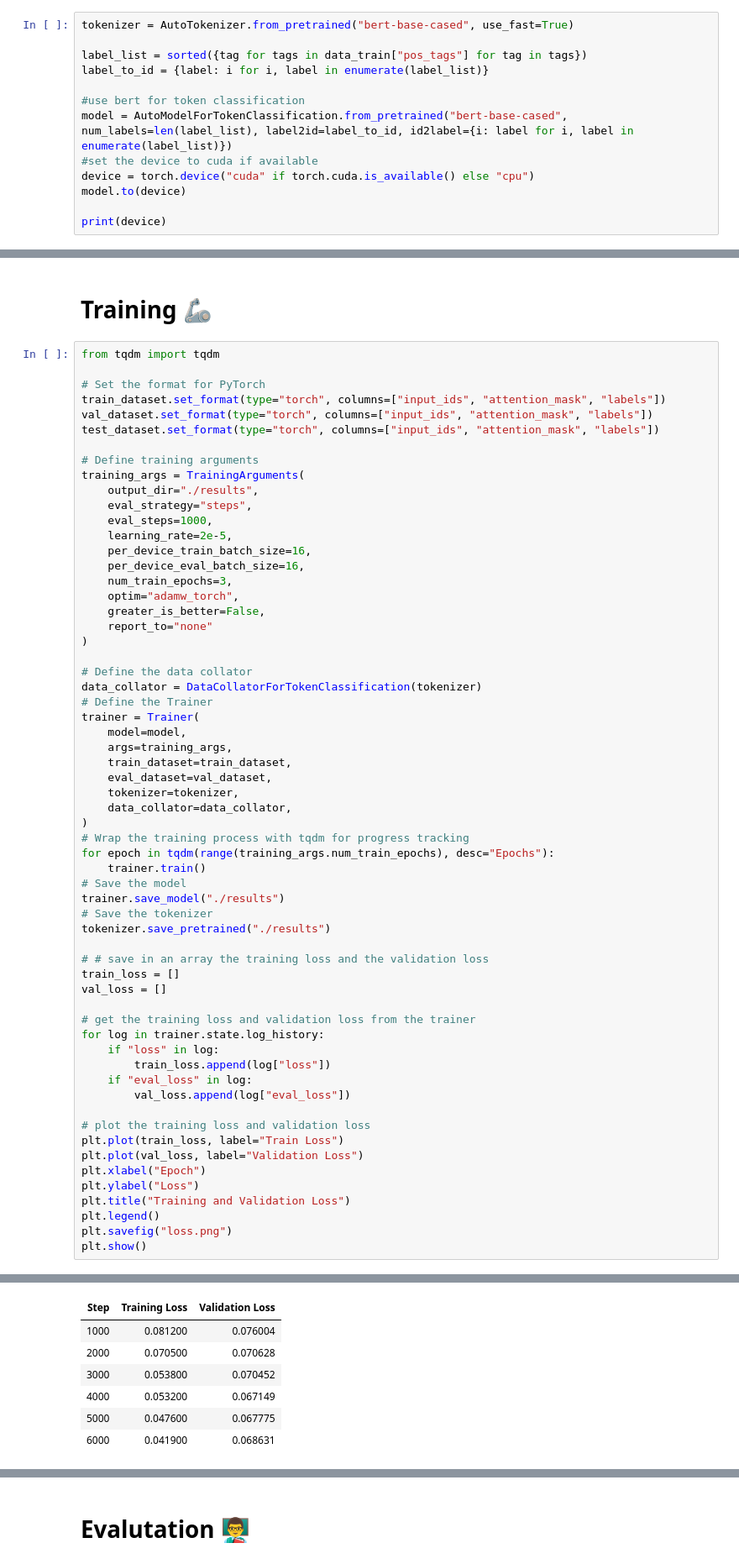
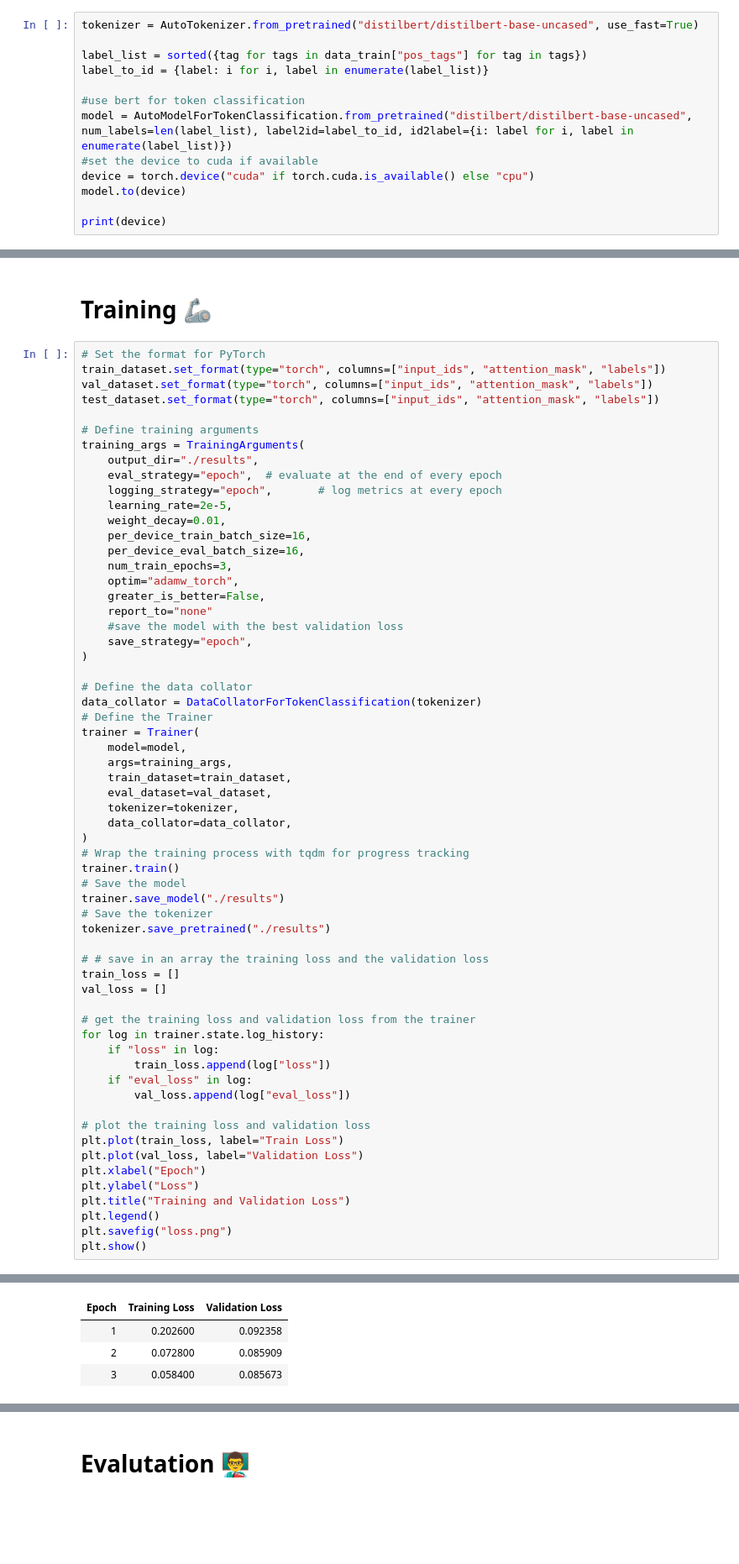
Before and after one commit to simorina/NLP, a Jupyter notebook: main.ipynb, the cells around one changed output, grey strips where cells are left out. Shown: that part at 84% size. Cells and saved outputs as stored; diff of their text form; blank space fills up the shorter version.

```diff
--- a/main.ipynb
+++ b/main.ipynb
@@ -103,13 +107,13 @@ print(len(train_tokens))
 # %% [markdown]
 # Load Tokenizer and Model 🤖
 # %%
-tokenizer = AutoTokenizer.from_pretrained("bert-base-cased", use_fast=True)
+tokenizer = AutoTokenizer.from_pretrained("distilbert/distilbert-base-uncased", use_fast=True)
 
 label_list = sorted({tag for tags in data_train["pos_tags"] for tag in tags})
 label_to_id = {label: i for i, label in enumerate(label_list)}
 
 #use bert for token classification
-model = AutoModelForTokenClassification.from_pretrained("bert-base-cased", num_labels=len(label_list), label2id=label_to_id, id2label={i: label for i, label in enumerate(label_list)})
+model = AutoModelForTokenClassification.from_pretrained("distilbert/distilbert-base-uncased", num_labels=len(label_list), label2id=label_to_id, id2label={i: label for i, label in enumerate(label_list)})
 #set the device to cuda if available
 device = torch.device("cuda" if torch.cuda.is_available() else "cpu")
 model.to(device)
@@ -164,8 +168,6 @@ Test dataset size: 5462
 # %% [markdown]
 # Training 🦾
 # %%
-from tqdm import tqdm
-
 # Set the format for PyTorch
 train_dataset.set_format(type="torch", columns=["input_ids", "attention_mask", "labels"])
 val_dataset.set_format(type="torch", columns=["input_ids", "attention_mask", "labels"])
@@ -174,15 +176,18 @@ test_dataset.set_format(type="torch", columns=["input_ids", "attention_mask", "l
 # Define training arguments
 training_args = TrainingArguments(
     output_dir="./results",
-    eval_strategy="steps",
-    eval_steps=1000,
+    eval_strategy="epoch",  # evaluate at the end of every epoch
+    logging_strategy="epoch",       # log metrics at every epoch
     learning_rate=2e-5,
+    weight_decay=0.01,
     per_device_train_batch_size=16,
     per_device_eval_batch_size=16,
     num_train_epochs=3,
     optim="adamw_torch",
     greater_is_better=False,
     report_to="none"
+    #save the model with the best validation loss
+    save_strategy="epoch",
 )
 
 # Define the data collator
@@ -197,8 +202,7 @@ trainer = Trainer(
     data_collator=data_collator,
 )
 # Wrap the training process with tqdm for progress tracking
-for epoch in tqdm(range(training_args.num_train_epochs), desc="Epochs"):
-    trainer.train()
+trainer.train()
 # Save the model
 trainer.save_model("./results")
 # Save the tokenizer
@@ -229,7 +233,4 @@ plt.show()
-| Step | Training Loss | Validation Loss |
-| 1000 | 0.081200 | 0.076004 |
-| 2000 | 0.070500 | 0.070628 |
-| 3000 | 0.053800 | 0.070452 |
-| 4000 | 0.053200 | 0.067149 |
-| 5000 | 0.047600 | 0.067775 |
-| 6000 | 0.041900 | 0.068631 |
+| Epoch | Training Loss | Validation Loss |
+| 1 | 0.202600 | 0.092358 |
+| 2 | 0.072800 | 0.085909 |
+| 3 | 0.058400 | 0.085673 |
```
Also changed, not shown: parts of 8 cells of this notebook, 6 other files.
